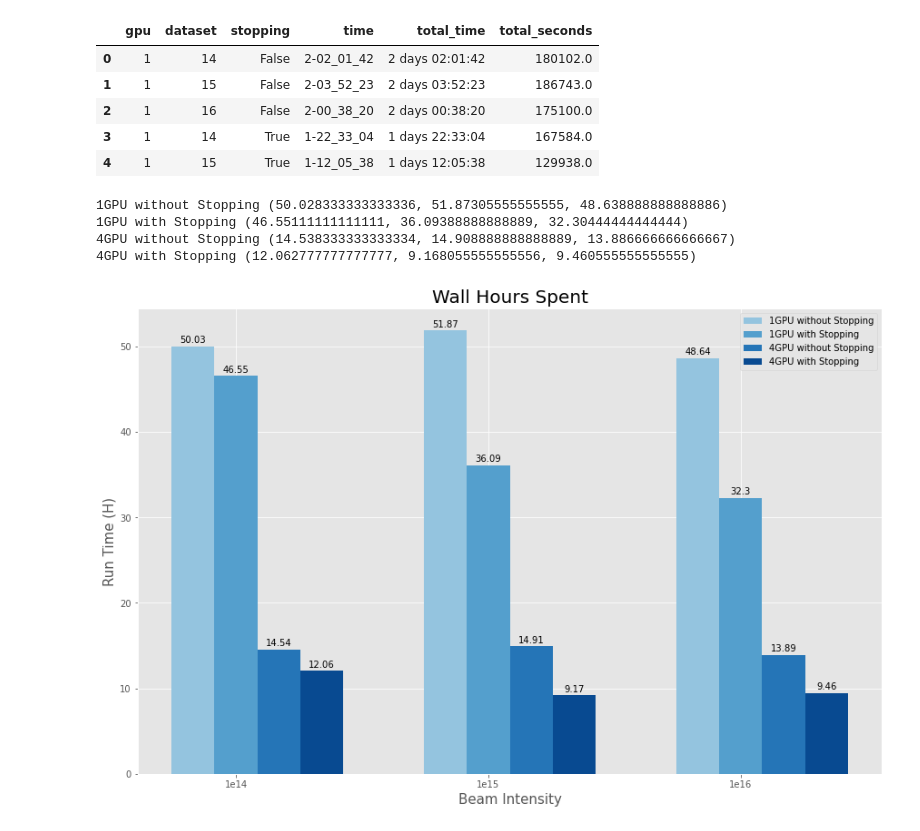
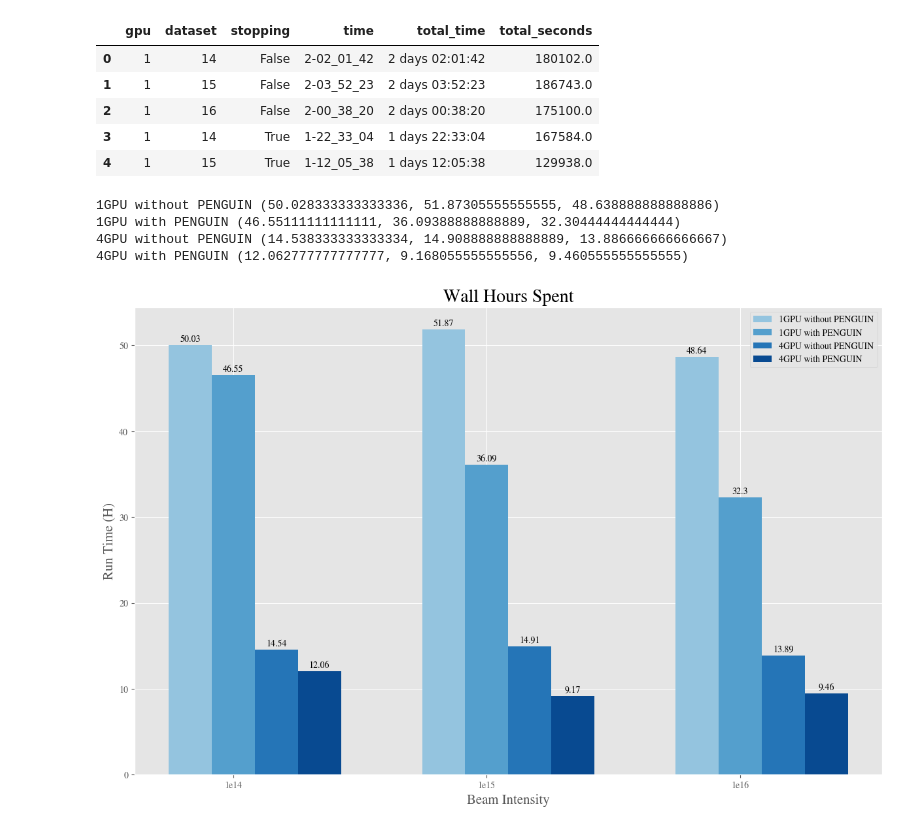
Before and after one commit to TauferLab/Reproducibility_A4NN_ICPP23, a Jupyter notebook: paper_analysis.ipynb, the cells around one changed output. Cells and saved outputs as stored; diff of their text form; code cells hidden in the pictures.

```diff
--- a/paper_analysis.ipynb
+++ b/paper_analysis.ipynb
@@ -1,13 +1,17 @@
 # %%
 import pandas as pd
 import matplotlib.pyplot as plt
-plt.rcParams["figure.figsize"] = (9,6)
-plt.rcParams["font.family"] = "sans-serif"
+#plt.rcParams["figure.figsize"] = (9,6)
+#plt.rcParams["font.family"] = "sans-serif"
+
+plt.rcParams.update(plt.rcParamsDefault)
+
+
+plt.rcParams['mathtext.fontset'] = 'stix'
+plt.rcParams['font.family'] = 'STIXGeneral'
 
 from matplotlib.pyplot import figure
 import matplotlib.cm as cm
-
-# figure(figsize=(20, 16), dpi=160)
 
 plt.style.use('ggplot')
 cmap = cm.get_cmap('Blues')
@@ -85,8 +89,8 @@ multiplier = 0
 beam_intensity = ("1e14", "1e15", "1e16")
 epochs_run = {
     'Baseline': (num_epochs_without_stopping, num_epochs_without_stopping, num_epochs_without_stopping),
-    '1GPU': (len(gpu1_1e14_stopping.index), len(gpu1_1e15_stopping.index), len(gpu1_1e16_stopping.index)),
-    '4GPU': (len(gpu4_1e14_stopping.index), len(gpu4_1e15_stopping.index), len(gpu4_1e16_stopping.index)),
+    '1GPU with PENGUIN': (len(gpu1_1e14_stopping.index), len(gpu1_1e15_stopping.index), len(gpu1_1e16_stopping.index)),
+    '4GPU with PENGUIN': (len(gpu4_1e14_stopping.index), len(gpu4_1e15_stopping.index), len(gpu4_1e16_stopping.index)),
 }
 
 x = np.arange(len(beam_intensity))  # the label locations
@@ -114,6 +118,8 @@ ax.set_yticks(x + width, beam_intensity)
 ax.legend(loc='upper right')
 # ax.set_ylim(0, 2500)
 
+plt.savefig('epochs_saved.png')
+
 plt.show()
 # %% [output]
 [[0.57960784 0.77019608 0.87372549 1.        ]
@@ -197,41 +203,41 @@ gpu4_e16_time_stopping = time_df[(time_df['dataset']==16)& (time_df['stopping']=
 
 beam_intensity = ("1e14", "1e15", "1e16")
 epochs_run = {
-    '1GPU without Stopping': (e14_time, e15_time, e16_time),
-    '1GPU with Stopping': (e14_time_stopping, e15_time_stopping, e16_time_stopping),
-    '4GPU without Stopping': (gpu4_e14_time, gpu4_e15_time, gpu4_e16_time),
-    '4GPU with Stopping': (gpu4_e14_time_stopping, gpu4_e15_time_stopping, gpu4_e16_time_stopping),
+    '1GPU without PENGUIN': (e14_time, e15_time, e16_time),
+    '1GPU with PENGUIN': (e14_time_stopping, e15_time_stopping, e16_time_stopping),
+    '4GPU without PENGUIN': (gpu4_e14_time, gpu4_e15_time, gpu4_e16_time),
+    '4GPU with PENGUIN': (gpu4_e14_time_stopping, gpu4_e15_time_stopping, gpu4_e16_time_stopping),
 }
 
 x = np.arange(len(beam_intensity))  # the label locations
 width = 0.17  # the width of the bars
 multiplier = 0
-
 
 fig, ax = plt.subplots(layout='constrained', figsize=(12, 8))
 colors = cmap(np.linspace(0.4, 0.9, 4))
 
 for index, (label, times) in enumerate(epochs_run.items()):
     print(label, times)
     offset = width * multiplier
     rects = ax.bar(x + offset, times, width, label=label, color=colors[index]) #, color= cmap(np.linspace(0, 1, 3))
     labels = [round(time, 2) for time in times]
     ax.bar_label(rects, labels=labels ,padding=2)
     multiplier += 1
 
 # Add some text for labels, title and custom x-axis tick labels, etc.
 ax.set_ylabel('Run Time (H)', fontsize=15)
 ax.set_xlabel('Beam Intensity', fontsize=15)
 
 ax.set_title('Wall Hours Spent', fontsize=20)
 ax.set_xticks(x + width, beam_intensity)
 ax.legend(loc='upper right')
-# ax.set_ylim(0, 2500)
+
+plt.savefig('time_saved.png')
 
 plt.show()
 # %% [output]
-1GPU without Stopping (50.028333333333336, 51.87305555555555, 48.638888888888886)
-1GPU with Stopping (46.55111111111111, 36.09388888888889, 32.30444444444444)
-4GPU without Stopping (14.538333333333334, 14.908888888888889, 13.886666666666667)
-4GPU with Stopping (12.062777777777777, 9.168055555555556, 9.460555555555555)
+1GPU without PENGUIN (50.028333333333336, 51.87305555555555, 48.638888888888886)
+1GPU with PENGUIN (46.55111111111111, 36.09388888888889, 32.30444444444444)
+4GPU without PENGUIN (14.538333333333334, 14.908888888888889, 13.886666666666667)
+4GPU with PENGUIN (12.062777777777777, 9.168055555555556, 9.460555555555555)
-[figure, old version]
+[figure, new version]
```
Also changed, not shown: parts of 1 cell of this notebook, 2 other files.
